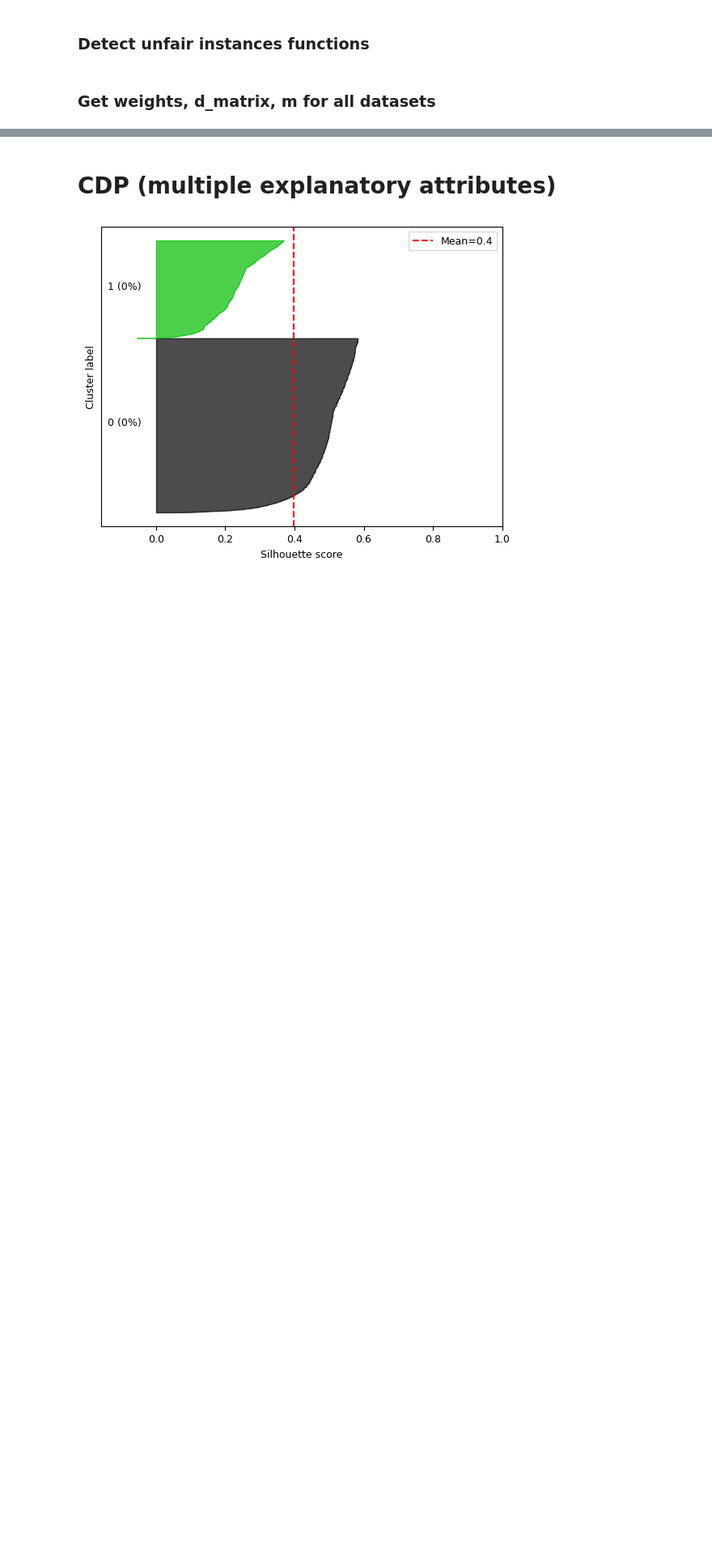
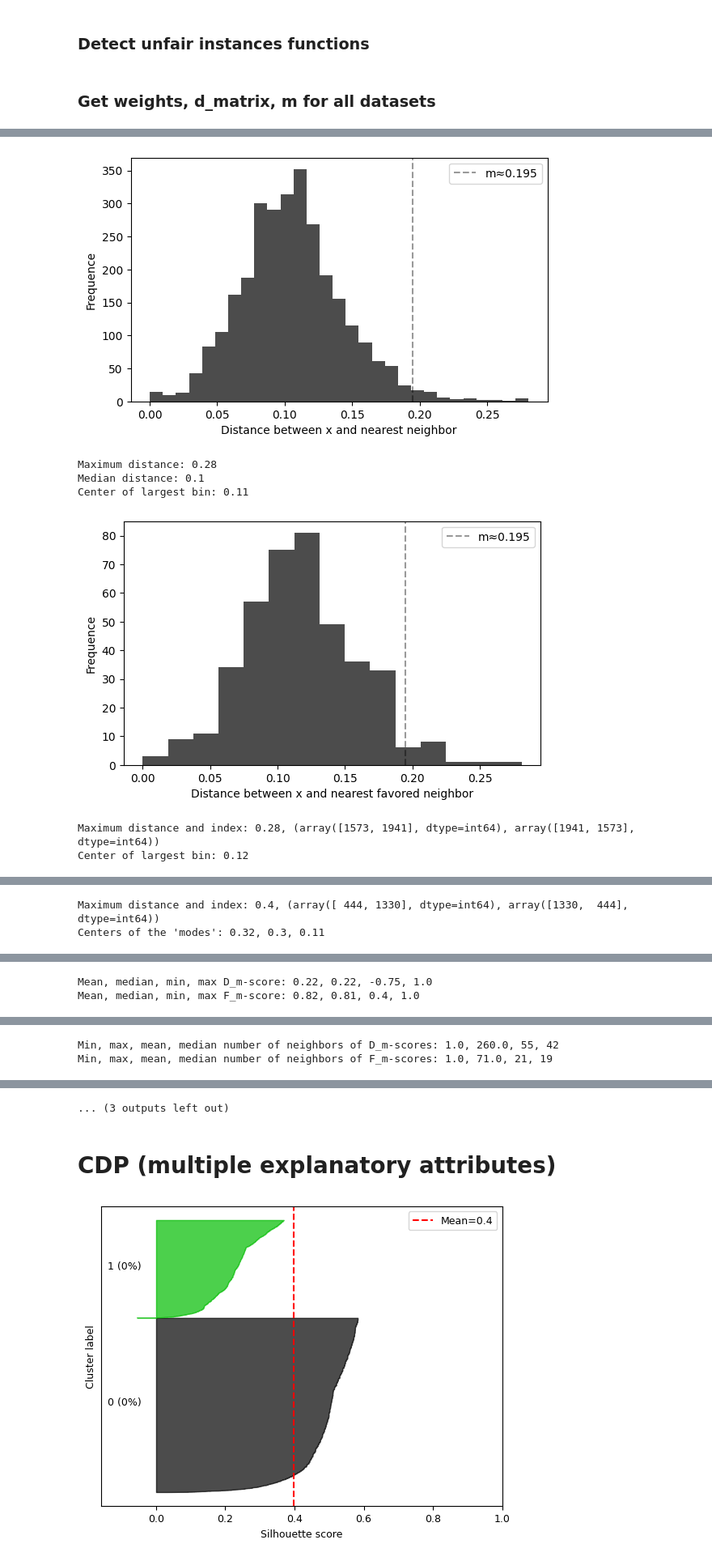
Before and after one commit to python211223/fairness-aware-classification, a Jupyter notebook: fair_classification.ipynb, the cells around one changed output, grey strips where cells are left out. Shown at 81% size. Drawn from its saved outputs; the diff is of its cells as text; code cells hidden in the pictures; blank space fills up the shorter version.

```diff
--- a/fair_classification.ipynb
+++ b/fair_classification.ipynb
@@ -461,7 +461,7 @@ df_ar = df_ar.dropna().reset_index(drop=True)
 
 print_df_info(df_ar)
 
-bin_cols_ar = ['is_too_fast', 'is_team_work', 'N001', 'N002', 'N003']
+bin_cols_ar = ['Entity_type', 'is_too_fast', 'is_team_work', 'N001', 'N002', 'N003']
 nom_cols_ar = ['T003', 'T004']
 int_cols_ar = ['age']
 ord_cols_ar = ['O002', 'O003', 'O004', 'P001', 'P002', 'P003', 'Q001', 'Q002', 'Q003', 'R001', 'R002', 'R003', 'S001',
@@ -471,13 +471,16 @@ cat_cols_ar = ['lang', 'is_too_fast', 'is_team_work', 'N001', 'N002', 'N003', 'O
                'P003', 'Q001', 'Q002', 'Q003', 'R001', 'R002', 'R003', 'S001', 'S002', 'S003', 'T003', 'T004', 'ZZZ002',
                'Entity_type']
 
+
+# df_ar.to_excel(f'{path}ar.xlsx')
+
 # Ordinal encode all alphabetic columns
 df_ar = ordinal_encode(df_ar,
                        ['N001', 'N002', 'N003', 'O002', 'O003', 'O004', 'P001', 'P002', 'P003', 'Q001', 'Q002', 'Q003',
                         'R001', 'R002', 'R003', 'S001', 'S002', 'S003', 'T003', 'T004', 'ZZZ002', 'Entity_type'])
 
 df_ar_original = df_ar.copy()
-# df_ar_original.to_excel(f'{path}ar.xlsx')
+# df_ar_original.to_excel(f'{path}ar_encoded.xlsx')
 # %% [output]
 Dropped constant columns: ['is_test', 'arrears', 'version', 'confidence', 'skills', 'ageStep', 'ageIndex', 'F003', 'F003Duration', 'F003Step', 'F003Index', 'F003PostedAt', 'F004', 'F004Duration', 'F00 ...
 
@@ -951,15 +954,16 @@ def get_m(data, d_matrix, name, plot=True, save=True):
     if plot:
         plt.show()
 
-    freq_max = np.argsort(n)[::-1][:2]
-    # Assuming the modes are at the first/second largest bin,
+    freq_max = np.argsort(n)[::-1][:3]
+    # Assuming the modes are at the first three largest bins,
     # where the modes end up depends on the method used to calculate the optimal binwidth
     center_bin_1 = (bins[freq_max[0]] + bins[freq_max[0] + 1]) / 2
     center_bin_2 = (bins[freq_max[1]] + bins[freq_max[1] + 1]) / 2
+    center_bin_3 = (bins[freq_max[2]] + bins[freq_max[2] + 1]) / 2
     # row_idx, col_idx = np.where(d_matrix == minima_d_f.max())
     # idx = np.concatenate((f_1_idx, d_idx))
     print(f'Maximum distance and index: {round(minima_d_f.max(), 2)}, {np.where(d_matrix == minima_d_f.max())}')
-    print(f'Centers of the two \'modes\': {round(center_bin_1, 2)}, {round(center_bin_2, 2)}')
+    print(f'Centers of the \'modes\': {round(center_bin_1, 2)}, {round(center_bin_2, 2)}, {round(center_bin_3, 2)}')
     print()
 
     return m
@@ -1126,10 +1130,10 @@ def get_unfair_instances(data, d_matrix, m, name, k=8, t=0, n=1, print_info=Fals
         plt.savefig(f'{g_path}hist_u_m_scores_{name}.png', bbox_inches='tight', dpi=300, pad_inches=0.01)
     if plot:
         plt.show()
-    print(f'Mean, min, max D_m-score: {round(np.array(d_m_scores).mean(), 2)}, {round(np.array(d_m_scores).min(), 2)}, '
-          f'{round(np.array(d_m_scores).max(), 2)}')
-    print(f'Mean, min, max F_m-score: {round(np.array(f_m_scores).mean(), 2)}, {round(np.array(f_m_scores).min(), 2)}, '
-          f'{round(np.array(f_m_scores).max(), 2)}')
+    print(
+        f'Mean, median, min, max D_m-score: {round(np.array(d_m_scores).mean(), 2)}, {round(np.median(np.array(d_m_scores)), 2)}, {round(np.array(d_m_scores).min(), 2)}, {round(np.array(d_m_scores).max(), 2)}')
+    print(
+        f'Mean, median, min, max F_m-score: {round(np.array(f_m_scores).mean(), 2)}, {round(np.median(np.array(f_m_scores)), 2)}, {round(np.array(f_m_scores).min(), 2)}, {round(np.array(f_m_scores).max(), 2)}')
 
     fig, ax = plt.subplots()
     plt.hist(d_k_scores, bins='rice', color='k', alpha=0.7)
@@ -1168,9 +1172,9 @@ def get_unfair_instances(data, d_matrix, m, name, k=8, t=0, n=1, print_info=Fals
         plt.savefig(f'{g_path}hist_n_neighbors_{name}.png', bbox_inches='tight', dpi=300, pad_inches=0.01)
     if plot:
         plt.show()
-    print(f'Max, min, mean, median number of neighbors of D_m-scores: {d_m_nn_np[:, 2].max()}, {d_m_nn_np[:, 2].min()},'
+    print(f'Min, max, mean, median number of neighbors of D_m-scores: {d_m_nn_np[:, 2].min()}, {d_m_nn_np[:, 2].max()},'
           f' {round(d_m_nn_np[:, 2].mean())}, {round(np.median(d_m_nn_np[:, 2]))}')
-    print(f'Max, min, mean, median number of neighbors of F_m-scores: {f_m_nn_np[:, 2].max()}, {f_m_nn_np[:, 2].min()},'
+    print(f'Min, max, mean, median number of neighbors of F_m-scores: {f_m_nn_np[:, 2].min()}, {f_m_nn_np[:, 2].max()},'
           f' {round(f_m_nn_np[:, 2].mean())}, {round(np.median(f_m_nn_np[:, 2]))}')
 
     if not np.isnan(d_m_nn_np[:, 4]).all():
@@ -1308,0 +1296,11 @@ Max, min, mean, median number of neighbors of F_m-scores: 63.0, 1.0, 18, 16
+# %%
+m_ar = get_m(df_ar.to_numpy(), d_matrix_ar, 'ar')
+_, _, _, _ = get_unfair_instances(df_ar.to_numpy(), d_matrix_ar, m_ar, 'ar', k=42, plot=1, save=1)
+# %% [output]
+[figure, added]
+Maximum distance: 0.28
+Median distance: 0.1
+Center of largest bin: 0.11
+[figure, added]
+Maximum distance and index: 0.28, (array([1573, 1941], dtype=int64), array([1941, 1573], dtype=int64))
+Center of largest bin: 0.12
@@ -1308,0 +1308,2 @@ Max, min, mean, median number of neighbors of F_m-scores: 63.0, 1.0, 18, 16
+Maximum distance and index: 0.4, (array([ 444, 1330], dtype=int64), array([1330,  444], dtype=int64))
+Centers of the 'modes': 0.32, 0.3, 0.11
@@ -1308,0 +1311,2 @@ Max, min, mean, median number of neighbors of F_m-scores: 63.0, 1.0, 18, 16
+Mean, median, min, max D_m-score: 0.22, 0.22, -0.75, 1.0
+Mean, median, min, max F_m-score: 0.82, 0.81, 0.4, 1.0
@@ -1308,0 +1315,2 @@ Max, min, mean, median number of neighbors of F_m-scores: 63.0, 1.0, 18, 16
+Min, max, mean, median number of neighbors of D_m-scores: 1.0, 260.0, 55, 42
+Min, max, mean, median number of neighbors of F_m-scores: 1.0, 71.0, 21, 19
@@ -1309,3 +1318,4 @@ Max, min, mean, median number of neighbors of F_m-scores: 63.0, 1.0, 18, 16
+... (3 outputs left out)
 # %% [markdown]
 # CDP (multiple explanatory attributes)
 # %%
```
Also changed, not shown: parts of 6 cells of this notebook.
